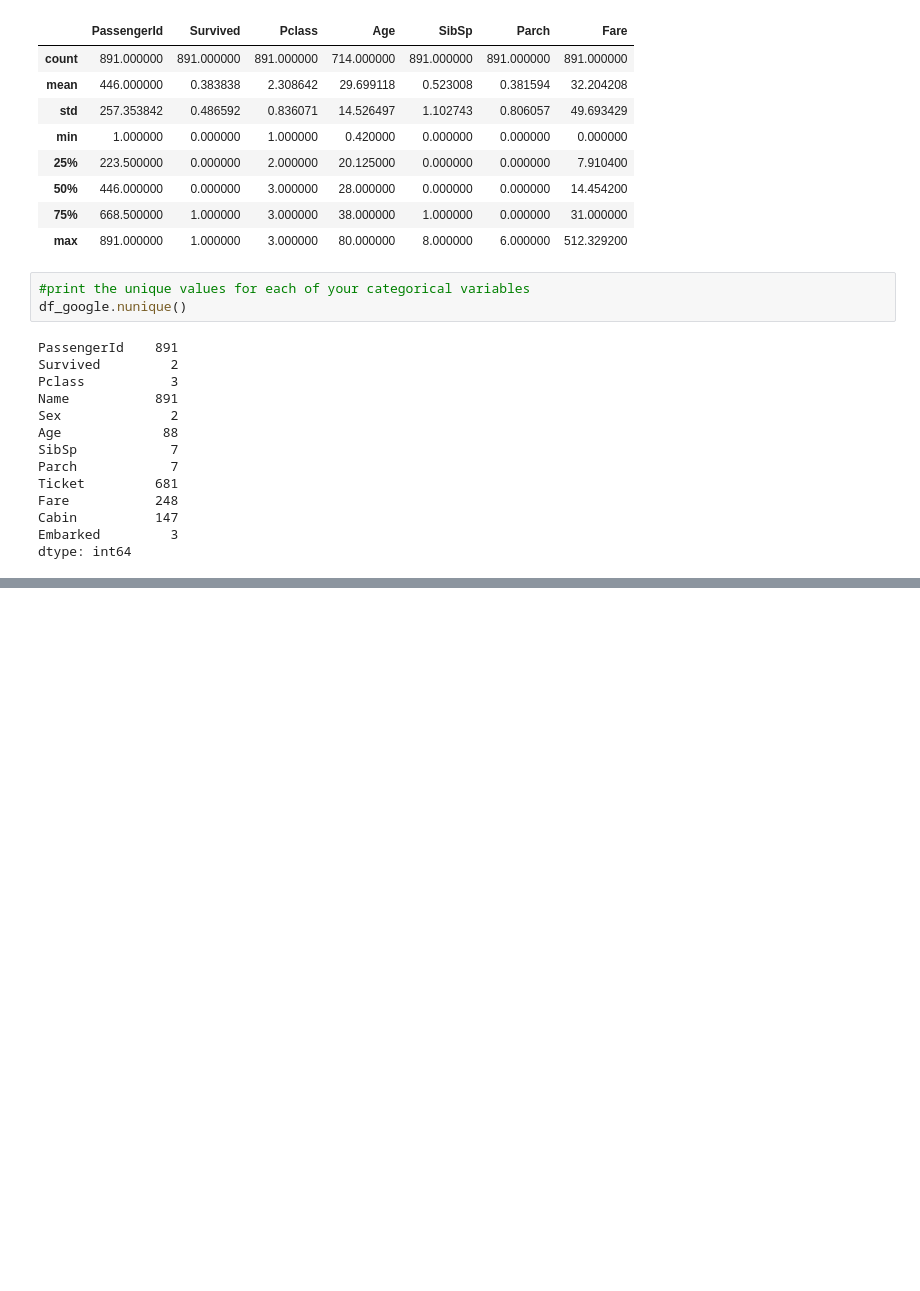
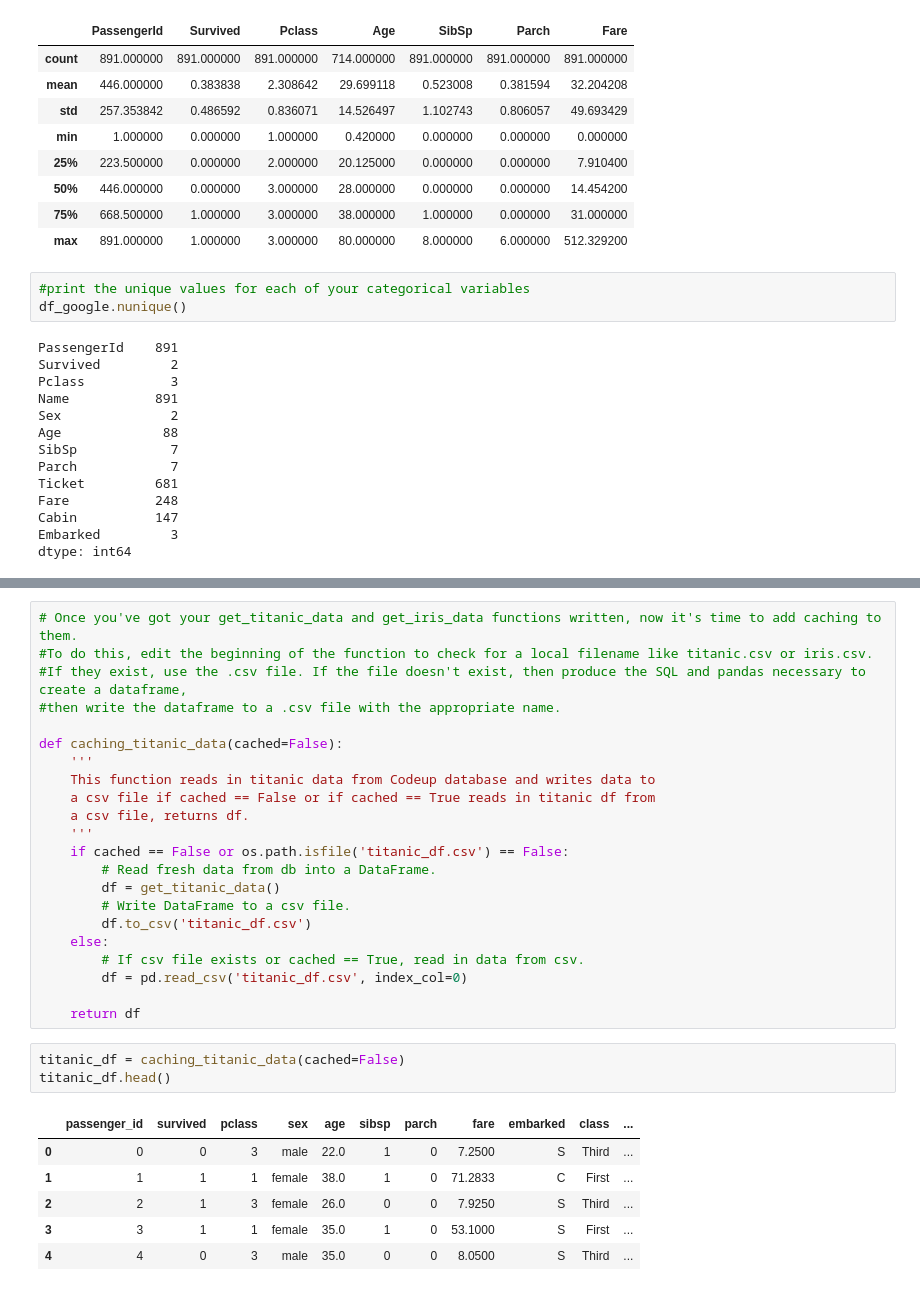
Before and after one commit to aliciag92/classification-exercises, a Jupyter notebook: classification_exercises.ipynb, the cells around one changed output, grey strips where cells are left out. Drawn from its saved outputs; the diff is of its cells as text; blank space fills up the shorter version.

```diff
--- a/classification_exercises.ipynb
+++ b/classification_exercises.ipynb
@@ -323,0 +435,32 @@ dtype: int64
+# %%
+# Once you've got your get_titanic_data and get_iris_data functions written, now it's time to add caching to them.
+#To do this, edit the beginning of the function to check for a local filename like titanic.csv or iris.csv.
+#If they exist, use the .csv file. If the file doesn't exist, then produce the SQL and pandas necessary to create a dataframe,
+#then write the dataframe to a .csv file with the appropriate name.
+
+def caching_titanic_data(cached=False):
+    '''
+    This function reads in titanic data from Codeup database and writes data to
+    a csv file if cached == False or if cached == True reads in titanic df from
+    a csv file, returns df.
+    '''
+    if cached == False or os.path.isfile('titanic_df.csv') == False:
+        # Read fresh data from db into a DataFrame.
+        df = get_titanic_data()
+        # Write DataFrame to a csv file.
+        df.to_csv('titanic_df.csv')
+    else:
+        # If csv file exists or cached == True, read in data from csv.
+        df = pd.read_csv('titanic_df.csv', index_col=0)
+
+    return df
+# %%
+titanic_df = caching_titanic_data(cached=False)
+titanic_df.head()
+# %% [output]
+|  | passenger_id | survived | pclass | sex | age | sibsp | parch | fare | embarked | class | ... |
+| 0 | 0 | 0 | 3 | male | 22.0 | 1 | 0 | 7.2500 | S | Third | ... |
+| 1 | 1 | 1 | 1 | female | 38.0 | 1 | 0 | 71.2833 | C | First | ... |
+| 2 | 2 | 1 | 3 | female | 26.0 | 0 | 0 | 7.9250 | S | Third | ... |
+| 3 | 3 | 1 | 1 | female | 35.0 | 1 | 0 | 53.1000 | S | First | ... |
+| 4 | 4 | 0 | 3 | male | 35.0 | 0 | 0 | 8.0500 | S | Third | ... |
```
Also changed, not shown: parts of 15 cells of this notebook, 1 other file.
